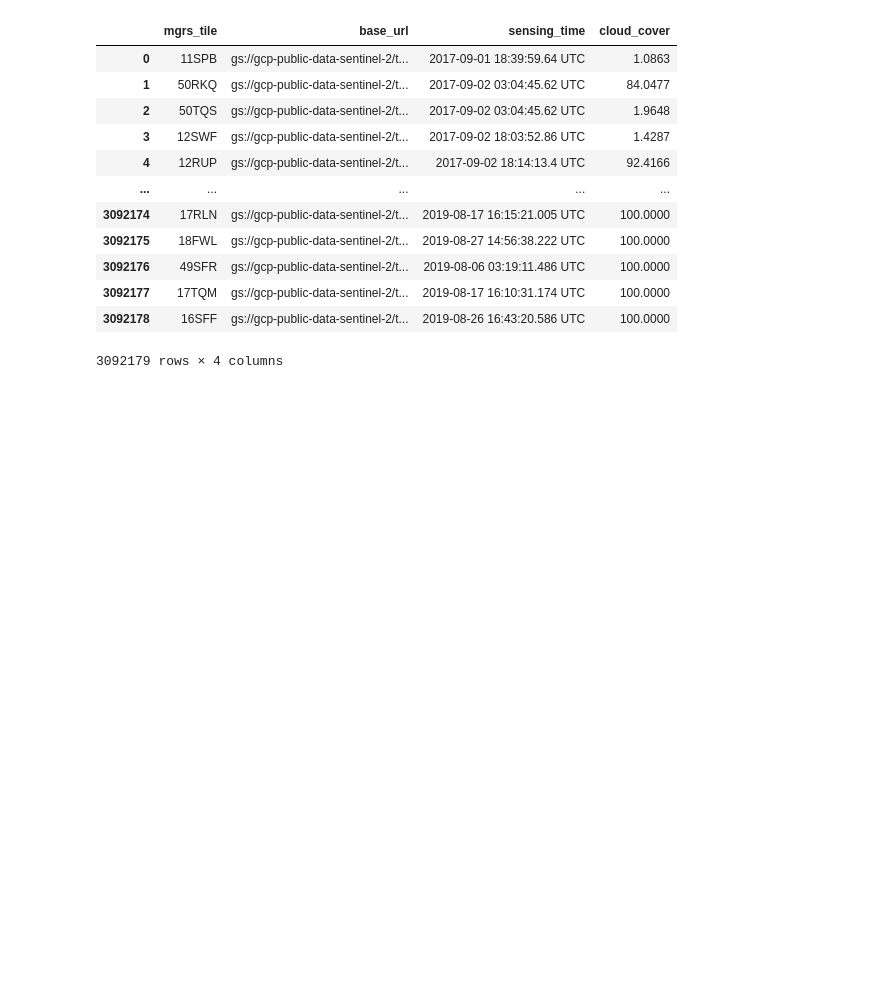
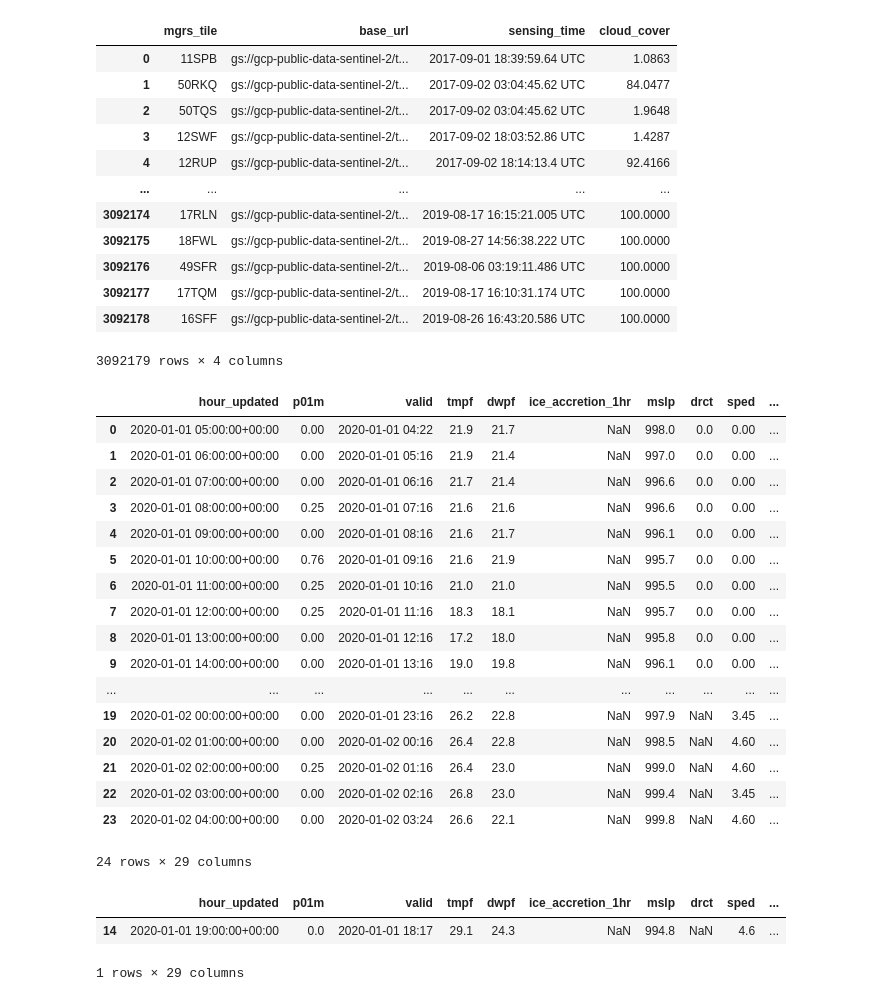
Before and after one commit to AIStream-Peelout/Water, a Jupyter notebook: notebook_etl_building/Scraping-Test-Play-Ground copy.ipynb, the cells around one changed output. Drawn from its saved outputs; the diff is of its cells as text; code cells hidden in the pictures; blank space fills up the shorter version.

```diff
--- a/notebook_etl_building/Scraping-Test-Play-Ground copy.ipynb
+++ b/notebook_etl_building/Scraping-Test-Play-Ground copy.ipynb
@@ -97,2 +97,7 @@ h.joined_df
 24 rows × 23 columns
+# %%
+if "snotel" in data:
+    h.combine_snotel_with_df()
+else:
+    h.final_df = h.joined_df
 # %% [markdown]
@@ -104,5 +109,3 @@ sentinel_df = pd.read_csv("/Users/gisaac/Downloads/sent_data.csv")
 # %%
 mgr = ["13TDE", "11SPB", "50RKQ"]
 sentinel_df[sentinel_df["mgrs_tile"].isin(mgr)].to_csv("example1.2.csv")
-# %%
-h.final_df.drop(columns=["sensing_time"], inplace=True)
@@ -139,2 +128,28 @@ fin_df
+# %%
+h.combine_sentinel(sentinel_df, "11SMT")
+h.final_df
+# %% [output]
+|  | hour_updated | p01m | valid | tmpf | dwpf | ice_accretion_1hr | mslp | drct | sped | ... |
+| 0 | 2020-01-01 05:00:00+00:00 | 0.00 | 2020-01-01 04:22 | 21.9 | 21.7 | NaN | 998.0 | 0.0 | 0.00 | ... |
+| 1 | 2020-01-01 06:00:00+00:00 | 0.00 | 2020-01-01 05:16 | 21.9 | 21.4 | NaN | 997.0 | 0.0 | 0.00 | ... |
+| 2 | 2020-01-01 07:00:00+00:00 | 0.00 | 2020-01-01 06:16 | 21.7 | 21.4 | NaN | 996.6 | 0.0 | 0.00 | ... |
+| 3 | 2020-01-01 08:00:00+00:00 | 0.25 | 2020-01-01 07:16 | 21.6 | 21.6 | NaN | 996.6 | 0.0 | 0.00 | ... |
+| 4 | 2020-01-01 09:00:00+00:00 | 0.00 | 2020-01-01 08:16 | 21.6 | 21.7 | NaN | 996.1 | 0.0 | 0.00 | ... |
+| 5 | 2020-01-01 10:00:00+00:00 | 0.76 | 2020-01-01 09:16 | 21.6 | 21.9 | NaN | 995.7 | 0.0 | 0.00 | ... |
+| 6 | 2020-01-01 11:00:00+00:00 | 0.25 | 2020-01-01 10:16 | 21.0 | 21.0 | NaN | 995.5 | 0.0 | 0.00 | ... |
+| 7 | 2020-01-01 12:00:00+00:00 | 0.25 | 2020-01-01 11:16 | 18.3 | 18.1 | NaN | 995.7 | 0.0 | 0.00 | ... |
+| 8 | 2020-01-01 13:00:00+00:00 | 0.00 | 2020-01-01 12:16 | 17.2 | 18.0 | NaN | 995.8 | 0.0 | 0.00 | ... |
+| 9 | 2020-01-01 14:00:00+00:00 | 0.00 | 2020-01-01 13:16 | 19.0 | 19.8 | NaN | 996.1 | 0.0 | 0.00 | ... |
+| ... | ... | ... | ... | ... | ... | ... | ... | ... | ... | ... |
+| 19 | 2020-01-02 00:00:00+00:00 | 0.00 | 2020-01-01 23:16 | 26.2 | 22.8 | NaN | 997.9 | NaN | 3.45 | ... |
+| 20 | 2020-01-02 01:00:00+00:00 | 0.00 | 2020-01-02 00:16 | 26.4 | 22.8 | NaN | 998.5 | NaN | 4.60 | ... |
+| 21 | 2020-01-02 02:00:00+00:00 | 0.25 | 2020-01-02 01:16 | 26.4 | 23.0 | NaN | 999.0 | NaN | 4.60 | ... |
+| 22 | 2020-01-02 03:00:00+00:00 | 0.00 | 2020-01-02 02:16 | 26.8 | 23.0 | NaN | 999.4 | NaN | 3.45 | ... |
+| 23 | 2020-01-02 04:00:00+00:00 | 0.00 | 2020-01-02 03:24 | 26.6 | 22.1 | NaN | 999.8 | NaN | 4.60 | ... |
+24 rows × 29 columns
 # %%
-fin_df.dropna(subset=["base_url"])
+h.final_df.dropna(subset=["base_url"])
+# %% [output]
+|  | hour_updated | p01m | valid | tmpf | dwpf | ice_accretion_1hr | mslp | drct | sped | ... |
+| 14 | 2020-01-01 19:00:00+00:00 | 0.0 | 2020-01-01 18:17 | 29.1 | 24.3 | NaN | 994.8 | NaN | 4.6 | ... |
+1 rows × 29 columns
```
Also changed, not shown: parts of 29 cells of this notebook, 1 other file.
